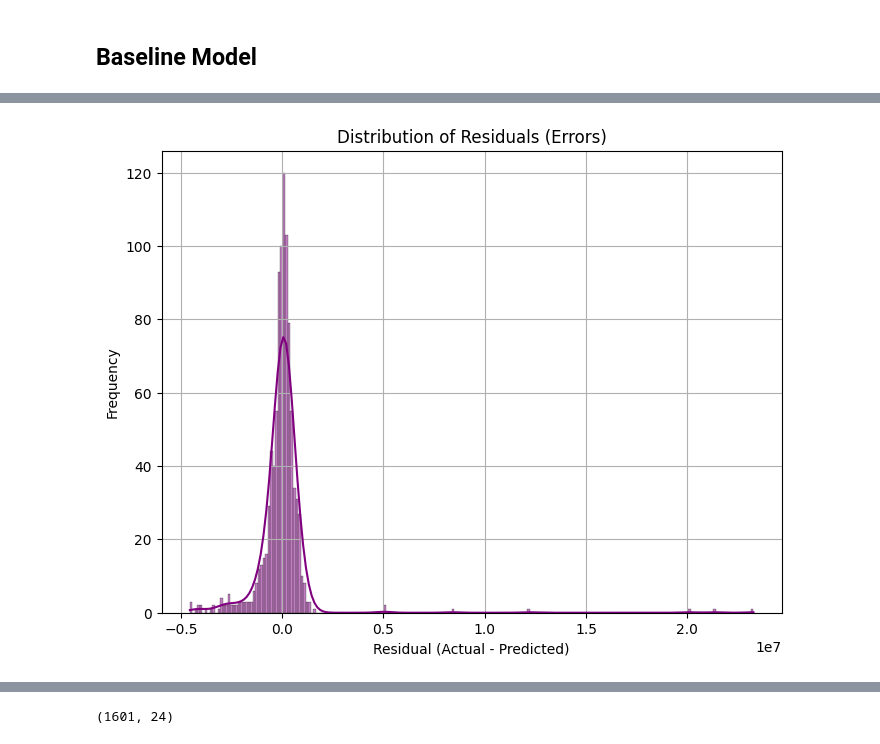
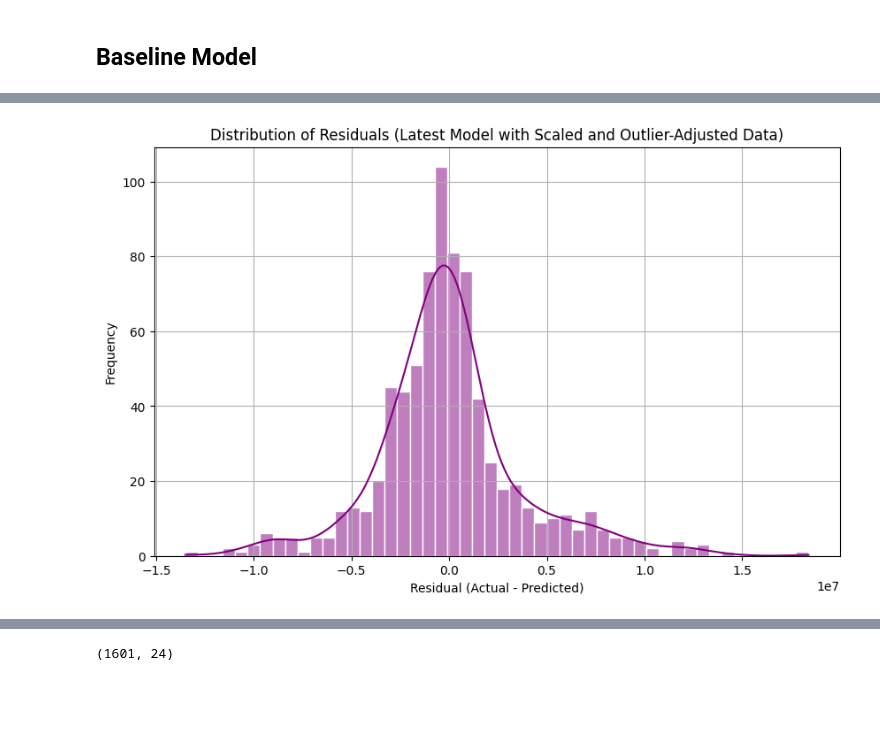
Before and after one commit to manjarb/20-data-bootcamp-ds-ml-project, a Jupyter notebook: 02_Baseline_model.ipynb, the cells around one changed output, grey strips where cells are left out. Drawn from its saved outputs; the diff is of its cells as text; code cells hidden in the pictures; blank space fills up the shorter version.

Commit message:
Update model and notebook

```diff
--- a/02_Baseline_model.ipynb
+++ b/02_Baseline_model.ipynb
@@ -92,0 +150,31 @@ Would you like suggestions on how to reduce these larger errors or try another m
+# %%
+# Load cleaned data
+train_data_v3 = pd.read_csv("data/cleaned_Train.csv")
+
+# Remove outliers
+train_data_v3 = remove_outliers(train_data_v3, columns=total_columns_to_check, method='iqr')
+
+# Normalize Numerical Features
+train_data_v3, scaler_v3 = apply_scaling(train_data_v3, numerical_columns)
+
+# Normalize Numerical Features
+scaler_v3 = StandardScaler()
+scaled_numerical_data_v3 = scaler_v3.fit_transform(train_data_v3[numerical_columns])
+train_data_v3[numerical_columns] = scaled_numerical_data_v3
+
+# Apply one-hot encoding
+X_v3 = apply_one_hot_encoding(train_data_v3, target_column='total_cost', categorical_columns=full_categorical_columns)
+y_v3 = train_data_v3['total_cost']
+
+# Split training and validation sets
+X_train_v3, X_val_v3, y_train_v3, y_val_v3 = train_test_split(X_v3, y_v3, test_size=0.2, random_state=42)
+
+# Train the Linear Regression model
+linear_model_v3 = LinearRegression()
+linear_model_v3.fit(X_train_v3, y_train_v3)
+
+# Validate the model
+y_val_v3_pred = linear_model_v3.predict(X_val_v3)
+
+# Evaluate
+metrics_v3 = evaluate_model(y_val_v3, y_val_v3_pred)
@@ -134,13 +283,15 @@ plt.show()
 # %%
+# Residuals Calculation
+residuals_v3 = y_val_v3 - y_val_v3_pred
+
 # Plot residuals (errors)
-residuals = y_val - y_val_pred
-plt.figure(figsize=(8, 6))
-sns.histplot(residuals, kde=True, color='purple')
-plt.title('Distribution of Residuals (Errors)')
-plt.xlabel('Residual (Actual - Predicted)')
-plt.ylabel('Frequency')
+plt.figure(figsize=(10, 6))
+sns.histplot(residuals_v3, kde=True, color='purple', edgecolor="white", bins=50)
+plt.title("Distribution of Residuals (Latest Model with Scaled and Outlier-Adjusted Data)")
+plt.xlabel("Residual (Actual - Predicted)")
+plt.ylabel("Frequency")
 plt.grid(True)
 plt.show()
 # %% [output]
-[figure, old version]
+[figure, new version]
 # %% [markdown]
```
Also changed, not shown: parts of 22 cells of this notebook, 6 other files.
